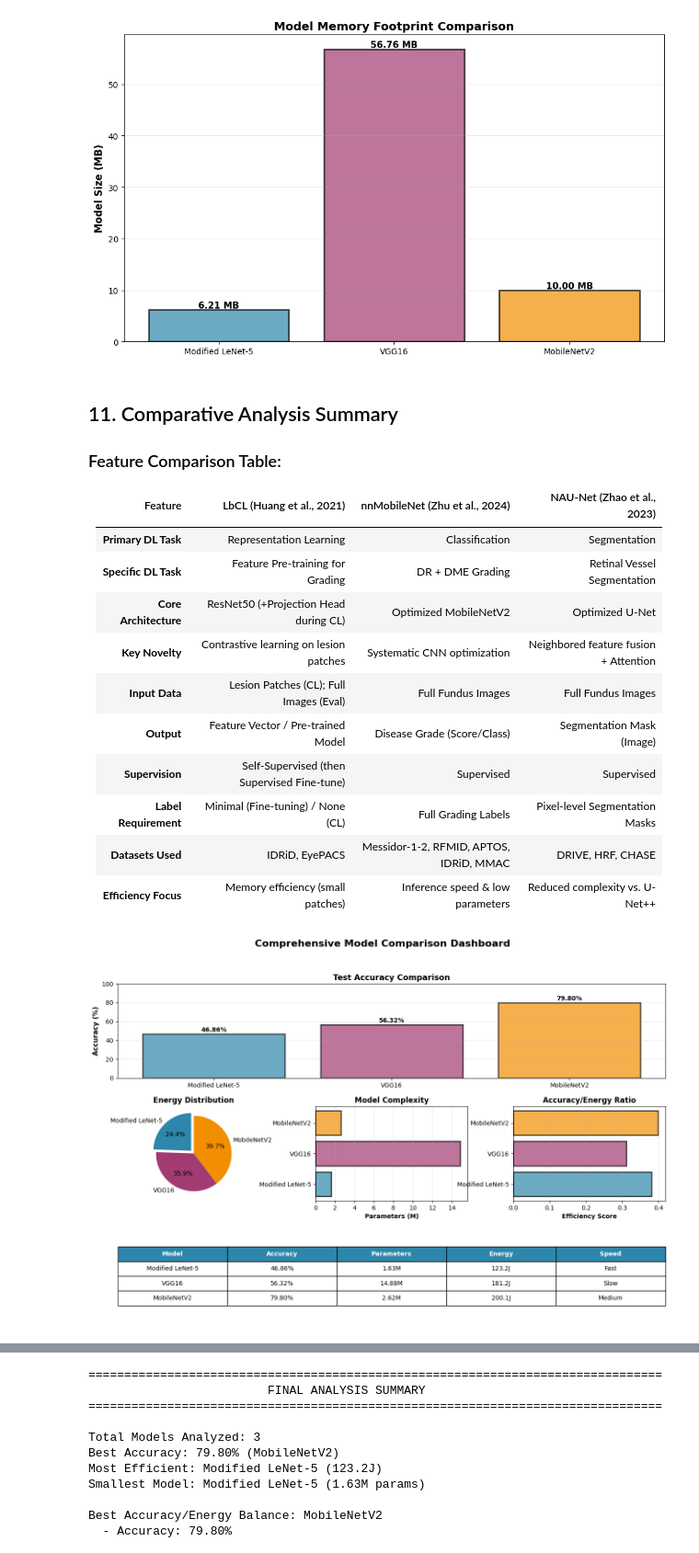
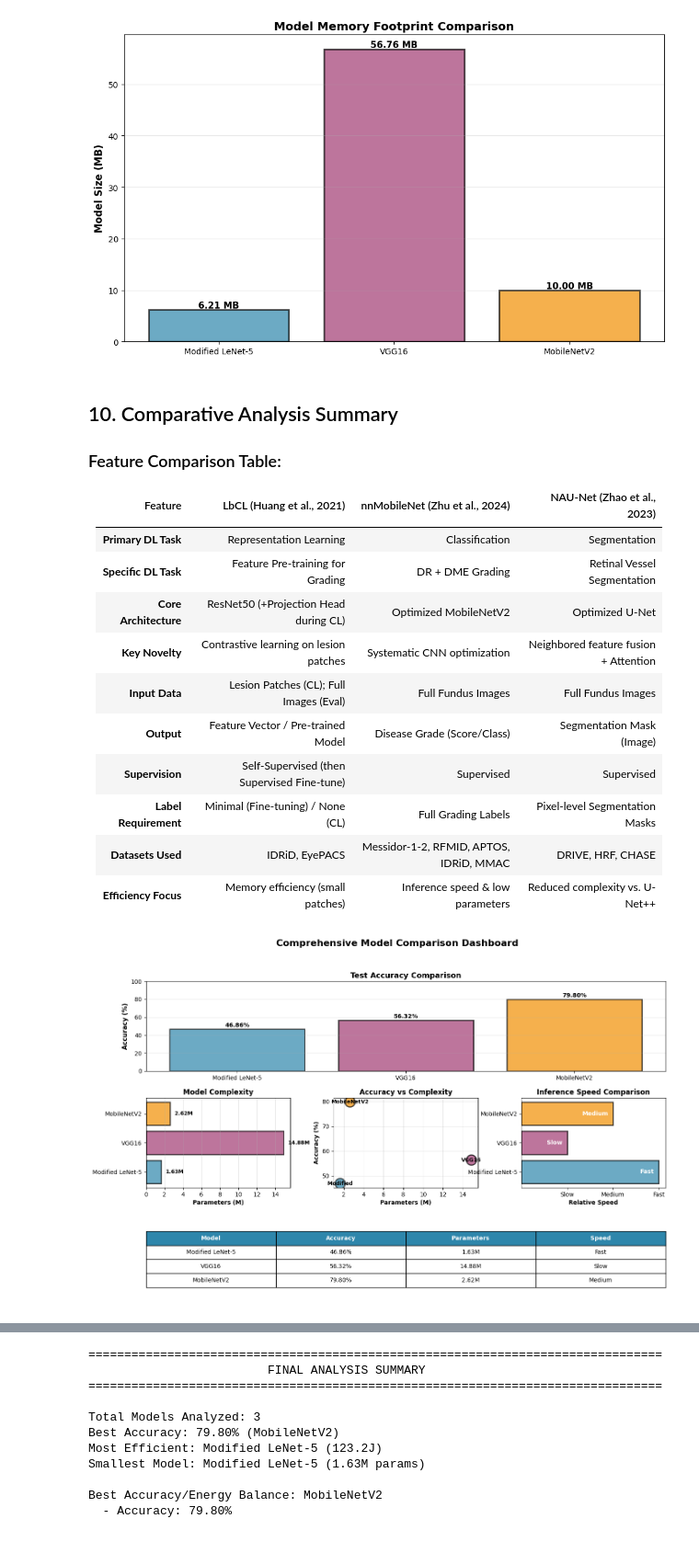
Before and after one commit to Soumilgit/AML_IA-2, a Jupyter notebook: pest_detection_analysis.ipynb, the cells around one changed output, grey strips where cells are left out. Shown at 92% size. Drawn from its saved outputs; the diff is of its cells as text; code cells hidden in the pictures.

Commit message:
Fix: Training notebook, removal of redundant/dummy energy mentions

```diff
--- a/pest_detection_analysis.ipynb
+++ b/pest_detection_analysis.ipynb
@@ -659,7 +658,6 @@ results_df = pd.DataFrame({
         vgg16_model.count_params() / 1e6,
         mobilenet_model.count_params() / 1e6
     ],
-    'Energy (J/cycle)': [123.2, 181.2, 200.1],  # Based on your presentation
     'Inference Speed': ['Fast', 'Slow', 'Medium']
 })
 
@@ -684,6 +739,7 @@ fig, axes = plt.subplots(1, 2, figsize=(15, 5))
 # Accuracy Bar Chart
 models = results_df['Model']
 accuracies = results_df['Test Accuracy (%)']
+params = results_df['Parameters (M)']
 
 colors = ['#2E86AB', '#A23B72', '#F18F01']
 bars = axes[0].barh(models, accuracies, color=colors, alpha=0.8, edgecolor='black')
@@ -697,17 +753,16 @@ for i, bar in enumerate(bars):
     axes[0].text(width + 1, bar.get_y() + bar.get_height()/2,
                 f'{width:.2f}%', ha='left', va='center', fontweight='bold')
 
-# Energy Consumption Bar Chart
-energy = results_df['Energy (J/cycle)']
-bars2 = axes[1].barh(models, energy, color=colors, alpha=0.8, edgecolor='black')
-axes[1].set_xlabel('Energy Consumption (J/cycle)', fontsize=12, fontweight='bold')
-axes[1].set_title('Energy Efficiency Comparison', fontsize=14, fontweight='bold')
+# Parameters comparison
+bars2 = axes[1].barh(models, params, color=colors, alpha=0.8, edgecolor='black')
+axes[1].set_xlabel('Parameters (Millions)', fontsize=12, fontweight='bold')
+axes[1].set_title('Model Complexity Comparison', fontsize=14, fontweight='bold')
 
 # Add value labels
 for i, bar in enumerate(bars2):
     width = bar.get_width()
-    axes[1].text(width + 2, bar.get_y() + bar.get_height()/2,
-                f'{width:.1f}J', ha='left', va='center', fontweight='bold')
+    axes[1].text(width + 0.5, bar.get_y() + bar.get_height()/2,
+                f'{width:.2f}M', ha='left', va='center', fontweight='bold')
 
 plt.tight_layout()
 plt.show()
@@ -914,7 +832,7 @@ VGG16               :    56.76 MB
 MobileNetV2         :    10.00 MB
 [figure]
 # %% [markdown]
-## 11. Comparative Analysis Summary
+## 10. Comparative Analysis Summary
 
 ### Feature Comparison Table:
 
@@ -952,62 +870,75 @@ for bar, val in zip(bars, accuracies):
     ax1.text(bar.get_x() + bar.get_width()/2., bar.get_height() + 1,
             f'{val:.2f}%', ha='center', va='bottom', fontweight='bold')
 
-# 2. Energy Consumption
+# 2. Model Size Comparison
 ax2 = fig.add_subplot(gs[1, 0])
-energy = results_df['Energy (J/cycle)']
-ax2.pie(energy, labels=models, autopct='%1.1f%%', startangle=90,
-       colors=['#2E86AB', '#A23B72', '#F18F01'], explode=(0.1, 0, 0))
-ax2.set_title('Energy Distribution', fontsize=12, fontweight='bold')
+params = results_df['Parameters (M)']
+bars2 = ax2.barh(models, params, color=['#2E86AB', '#A23B72', '#F18F01'],
+                alpha=0.7, edgecolor='black', linewidth=2)
+ax2.set_xlabel('Parameters (M)', fontsize=10, fontweight='bold')
+ax2.set_title('Model Complexity', fontsize=12, fontweight='bold')
+ax2.grid(True, alpha=0.3, axis='x')
+for bar in bars2:
+    width = bar.get_width()
+    ax2.text(width + 0.5, bar.get_y() + bar.get_height()/2,
+            f'{width:.2f}M', ha='left', va='center', fontweight='bold', fontsize=9)
 
-# 3. Parameters
+# 3. Accuracy vs Parameters Scatter
 ax3 = fig.add_subplot(gs[1, 1])
-params = results_df['Parameters (M)']
-bars3 = ax3.barh(models, params, color=['#2E86AB', '#A23B72', '#F18F01'],
+ax3.scatter(params, accuracies, s=300, c=['#2E86AB', '#A23B72', '#F18F01'],
+           alpha=0.7, edgecolors='black', linewidths=2)
+for i, model in enumerate(models):
+    ax3.annotate(model.split()[0], (params.iloc[i], accuracies.iloc[i]),
+                fontsize=9, fontweight='bold', ha='center', va='center')
+ax3.set_xlabel('Parameters (M)', fontsize=10, fontweight='bold')
+ax3.set_ylabel('Accuracy (%)', fontsize=10, fontweight='bold')
+ax3.set_title('Accuracy vs Complexity', fontsize=12, fontweight='bold')
+ax3.grid(True, alpha=0.3)
+
+# 4. Inference Speed Comparison
+ax4 = fig.add_subplot(gs[1, 2])
+speed_map = {'Fast': 3, 'Medium': 2, 'Slow': 1}
+speeds = [speed_map[s] for s in results_df['Inference Speed']]
+bars4 = ax4.barh(models, speeds, color=['#2E86AB', '#A23B72', '#F18F01'],
                 alpha=0.7, edgecolor='black', linewidth=2)
-ax3.set_xlabel('Parameters (M)', fontsize=10, fontweight='bold')
-ax3.set_title('Model Complexity', fontsize=12, fontweight='bold')
-ax3.grid(True, alpha=0.3, axis='x')
-
-# 4. Efficiency Score (Custom metric: Accuracy / Energy)
-ax4 = fig.add_subplot(gs[1, 2])
-efficiency_score = results_df['Test Accuracy (%)'] / results_df['Energy (J/cycle)']
-bars4 = ax4.barh(models, efficiency_score, color=['#2E86AB', '#A23B72', '#F18F01'],
-                alpha=0.7, edgecolor='black', linewidth=2)
-ax4.set_xlabel('Efficiency Score', fontsize=10, fontweight='bold')
-ax4.set_title('Accuracy/Energy Ratio', fontsize=12, fontweight='bold')
-ax4.grid(True, alpha=0.3, axis='x')
+ax4.set_xlabel('Relative Speed', fontsize=10, fontweight='bold')
+ax4.set_title('Inference Speed Comparison', fontsize=12, fontweight='bold')
+ax4.set_xticks([1, 2, 3])
+ax4.set_xticklabels(['Slow', 'Medium', 'Fast'])
+for bar, speed in zip(bars4, results_df['Inference Speed']):
+    ax4.text(bar.get_width() - 0.1, bar.get_y() + bar.get_height()/2,
+            speed, ha='right', va='center', fontweight='bold', fontsize=10, color='white')
 
 # 5. Summary Table
 ax5 = fig.add_subplot(gs[2, :])
 ax5.axis('tight')
 ax5.axis('off')
 table_data = []
 for idx, row in results_df.iterrows():
     table_data.append([
         row['Model'],
         f"{row['Test Accuracy (%)']:.2f}%",
         f"{row['Parameters (M)']:.2f}M",
-        f"{row['Energy (J/cycle)']:.1f}J",
         row['Inference Speed']
     ])
 
 table = ax5.table(cellText=table_data,
-                 colLabels=['Model', 'Accuracy', 'Parameters', 'Energy', 'Speed'],
+                 colLabels=['Model', 'Accuracy', 'Parameters', 'Speed'],
                  cellLoc='center',
                  loc='center',
-                 colColours=['#f0f0f0']*5)
+                 colColours=['#f0f0f0']*4)
 table.auto_set_font_size(False)
 table.set_fontsize(10)
 table.scale(1, 2)
 
 # Style the header
-for i in range(5):
+for i in range(4):
     table[(0, i)].set_facecolor('#2E86AB')
     table[(0, i)].set_text_props(weight='bold', color='white')
 
 plt.suptitle('Comprehensive Model Comparison Dashboard',
             fontsize=16, fontweight='bold', y=0.98)
 plt.show()
 # %% [output]
-[figure, old version]
+[figure, new version]
 # %% [markdown]
```
Also changed, not shown: parts of 15 cells of this notebook.
